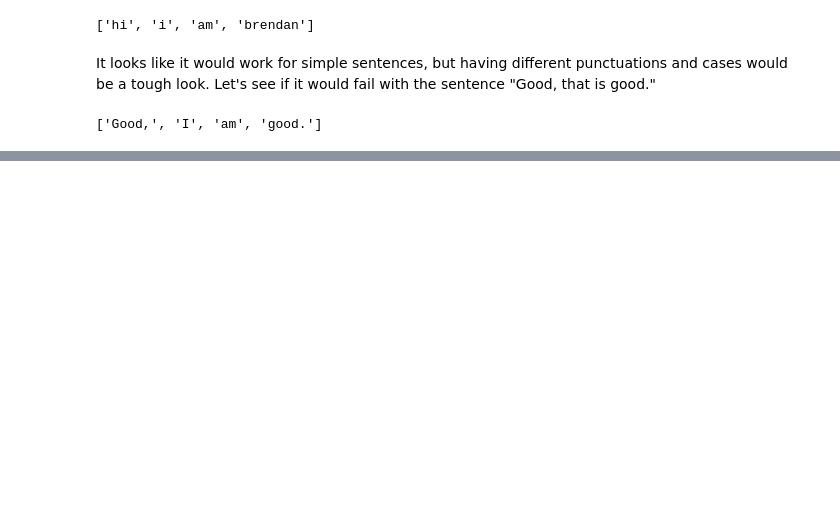
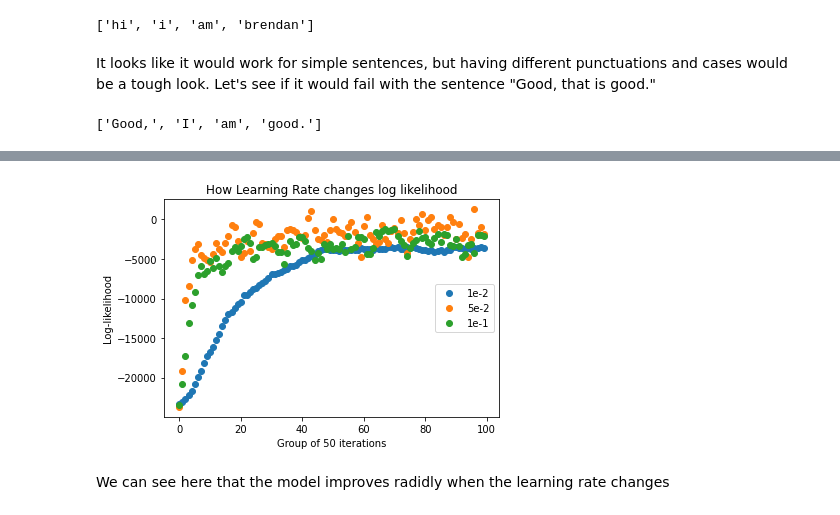
Before and after one commit to bmatt23/SI630, a Jupyter notebook: homework_1/homework_1.ipynb, the cells around one changed output, grey strips where cells are left out. Saved outputs shown, nothing was run; the diff lists cells and outputs as text; code cells hidden in the pictures; blank space fills up the shorter version.

```diff
--- a/homework_1/homework_1.ipynb
+++ b/homework_1/homework_1.ipynb
@@ -46,0 +304,20 @@ better_tokenize('brendan!matthys')
+# %%
+X = S
+Y = train.sarcastic
+learning_rate_5 = 1e-1
+learning_rate_6 = 5e-2
+num_step = 5000
+result_5 = logisitic_regression_2(X, Y, learning_rate_5, num_step)
+result_6 = logisitic_regression_2(X, Y, learning_rate_6, num_step)
+# %%
+for result in [result_4, result_5, result_6]:
+    plt.scatter(x = list(range(len(result[1][::50]))), y = result[1][::50])
+plt.title('How Learning Rate changes log likelihood')
+plt.xlabel('Group of 50 iterations')
+plt.ylabel('Log-likelihood')
+plt.legend(['1e-2','5e-2','1e-1'], loc = "right")
+plt.show()
+# %% [output]
+[figure, added]
+# %% [markdown]
+We can see here that the model improves radidly when the learning rate changes
```
Also changed, not shown: parts of 106 cells of this notebook, 2 other files.
